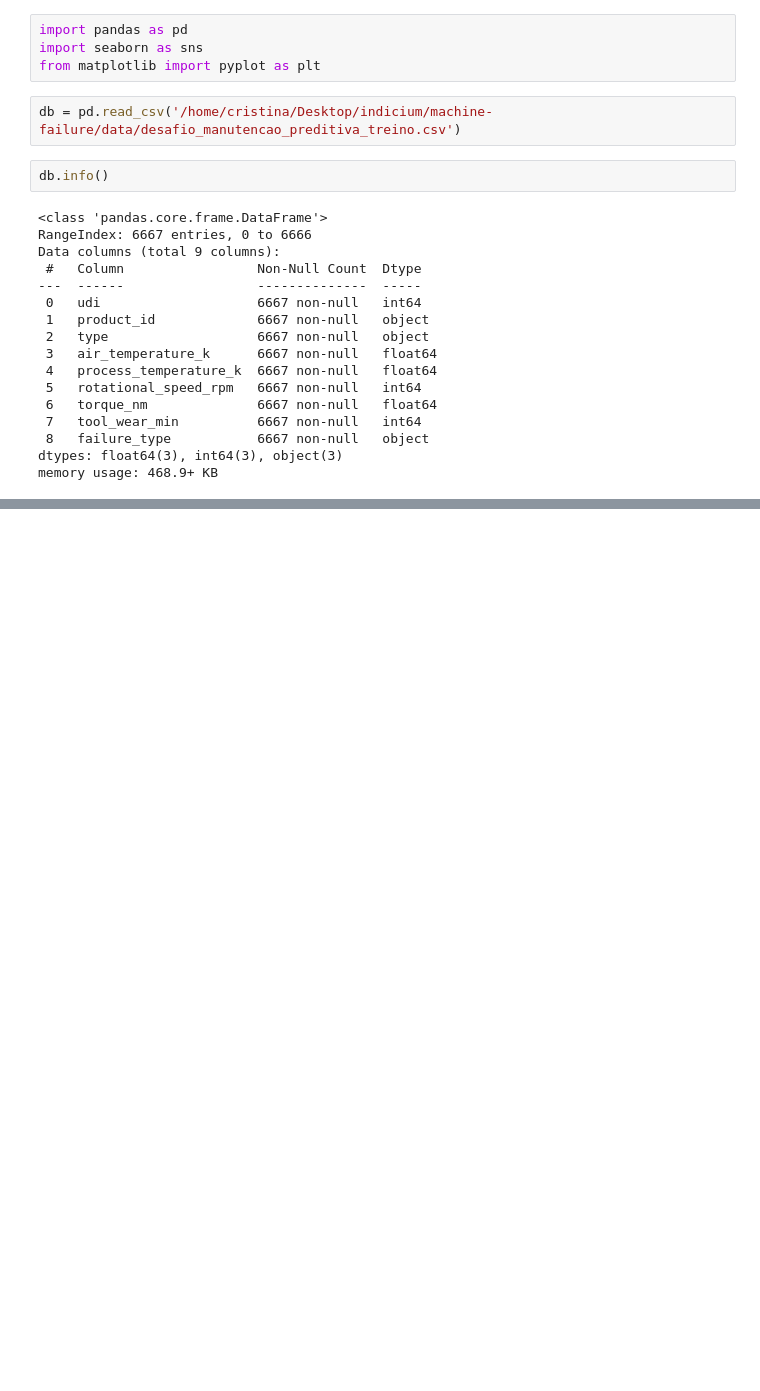
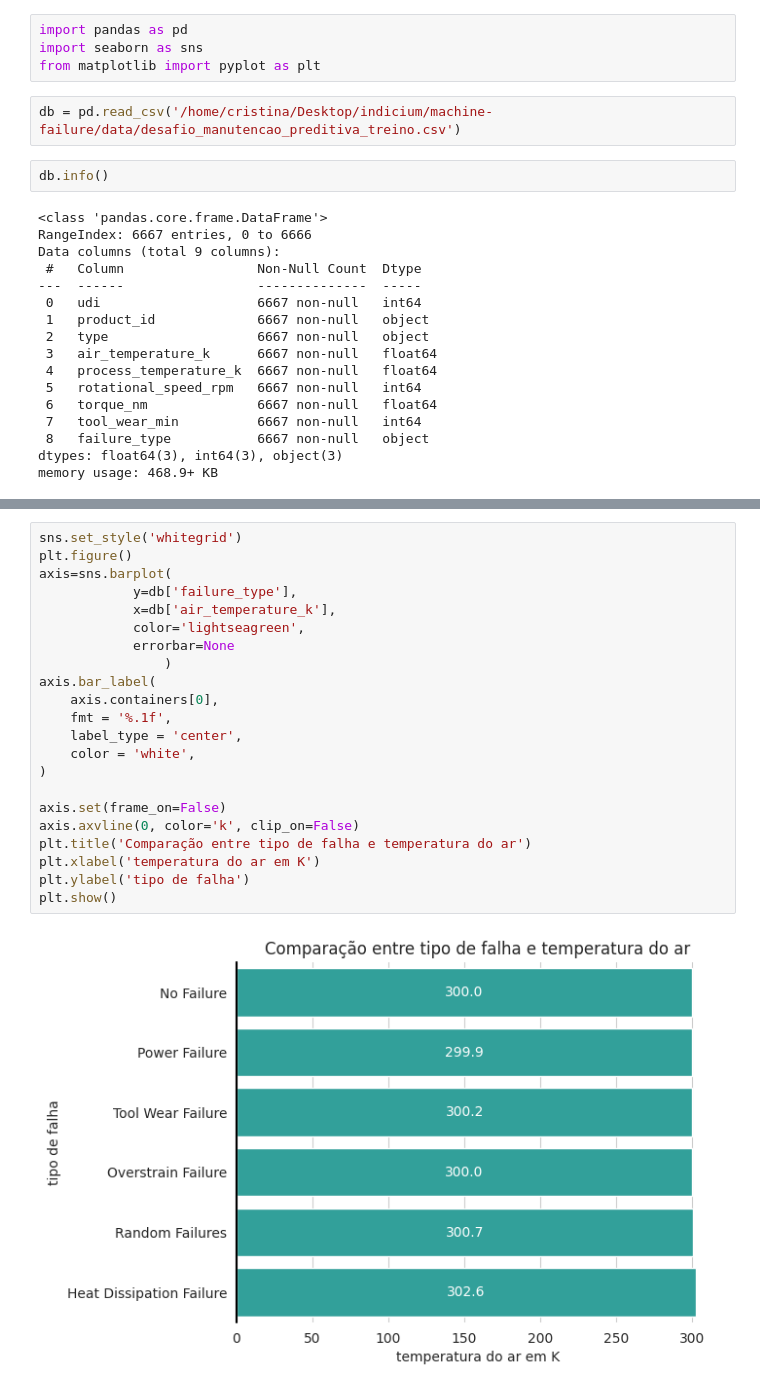
Before and after one commit to c-Tos1wa/preventive_maintenace, a Jupyter notebook: data_analysis.ipynb, the cells around one changed output, grey strips where cells are left out. Drawn from its saved outputs; the diff is of its cells as text; blank space fills up the shorter version.

```diff
--- a/data_analysis.ipynb
+++ b/data_analysis.ipynb
@@ -45,0 +92,24 @@ db.groupby('type').count()
+# %%
+sns.set_style('whitegrid')
+plt.figure()
+axis=sns.barplot(
+            y=db['failure_type'],
+            x=db['air_temperature_k'],
+            color='lightseagreen',
+            errorbar=None
+                )
+axis.bar_label(
+    axis.containers[0],
+    fmt = '%.1f',
+    label_type = 'center',
+    color = 'white',
+)
+
+axis.set(frame_on=False)
+axis.axvline(0, color='k', clip_on=False)
+plt.title('Comparação entre tipo de falha e temperatura do ar')
+plt.xlabel('temperatura do ar em K')
+plt.ylabel('tipo de falha')
+plt.show()
+# %% [output]
+[figure, added]
```
Also changed, not shown: parts of 8 cells of this notebook.
